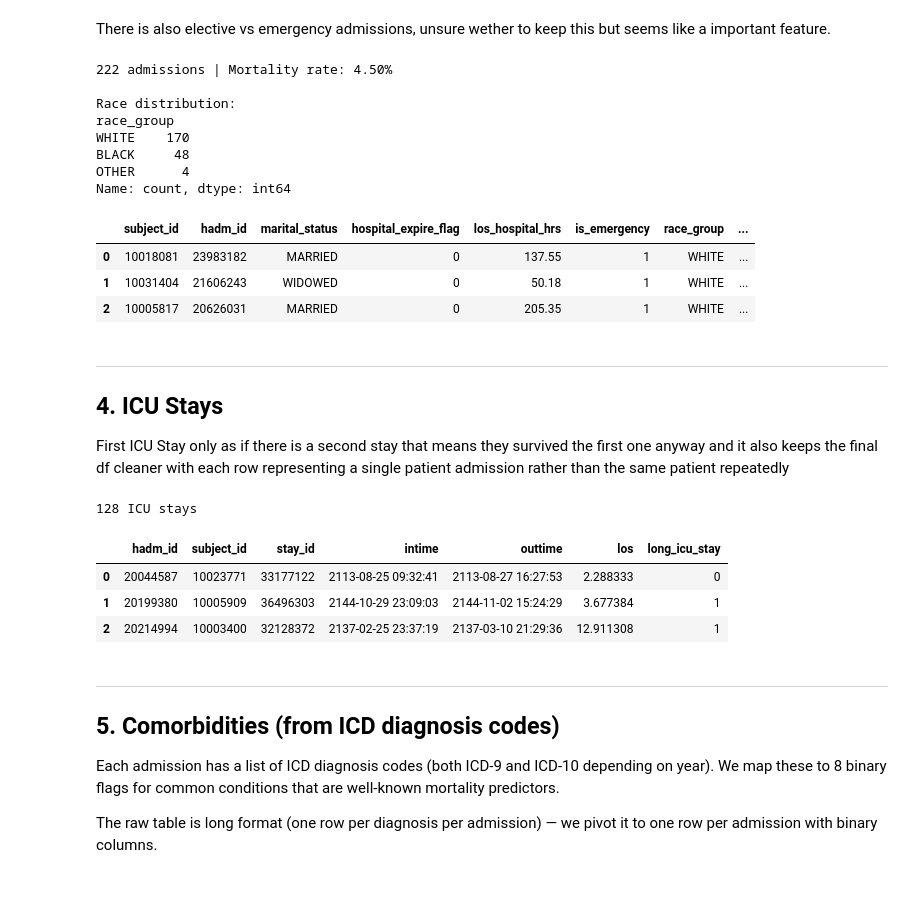
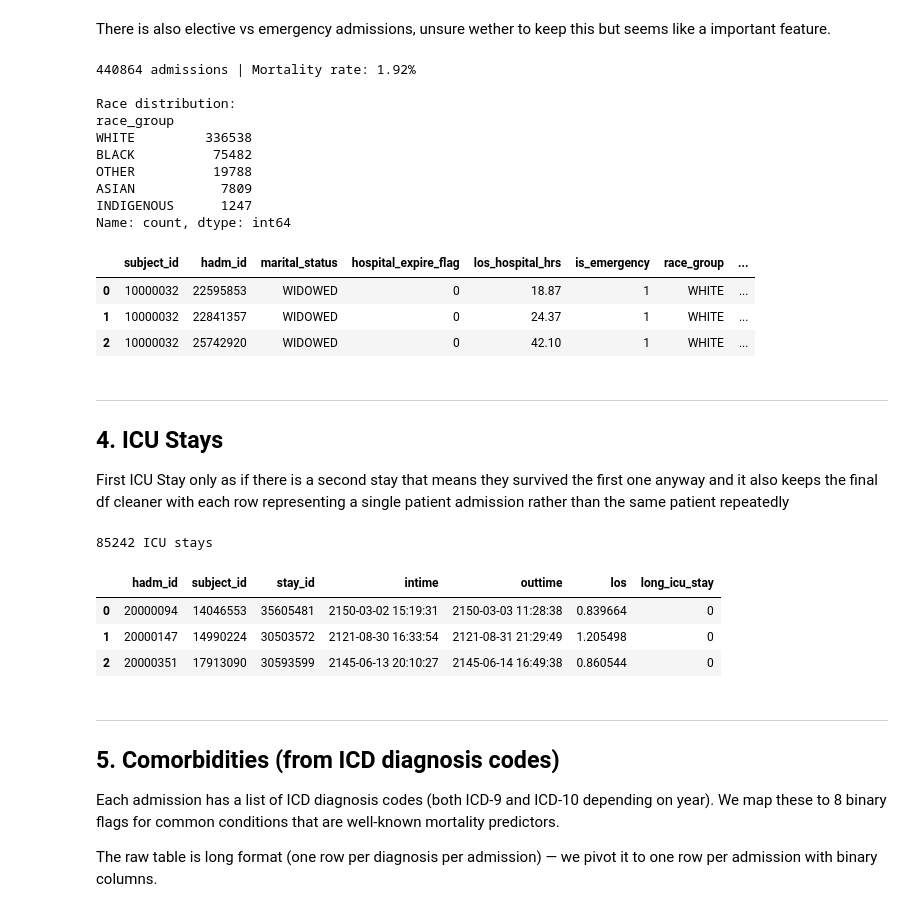
Before and after one commit to Pran-bho/Group-Research-Methods--Bias-and-Fairness, a Jupyter notebook: mimic_data_loading.ipynb, the cells around one changed output. Drawn from its saved outputs; the diff is of its cells as text; code cells hidden in the pictures.

```diff
--- a/mimic_data_loading.ipynb
+++ b/mimic_data_loading.ipynb
@@ -7,7 +7,7 @@ import os
 import pandas as pd
 import numpy as np
 
-PATH = "YOUR PATH HERE"
+PATH = r"C:\Users\prant\Downloads\mimic-iv-3.1\mimic-iv-3.1"
 BASE_DIR = PATH
 HOSP_DIR = os.path.join(BASE_DIR, "hosp")
 ICU_DIR  = os.path.join(BASE_DIR, "icu")
@@ -83,41 +83,43 @@ race_map = {
     "WHITE": "WHITE",
     "BLACK/AFRICAN AMERICAN": "BLACK",
     "HISPANIC/LATINO": "HISPANIC",
     "ASIAN": "ASIAN",
-    "AMERICAN INDIAN/ALASKA NATIVE": "OTHER",
+    "AMERICAN INDIAN/ALASKA NATIVE": "INDIGENOUS",
     "OTHER": "OTHER",
 }
 admissions["race_group"] = (
     admissions["race"].str.upper().str.strip()
     .map(race_map)
 )
 admissions = admissions[admissions["race_group"].notna()].reset_index(drop=True)
 
 admissions["insurance_group"] = (
     admissions["insurance"]
     .map({"Medicare": "government", "Medicaid": "government"})
     .fillna("private")
 )
 
 admissions = admissions.drop(columns=["admittime", "dischtime", "admission_type", "race", "insurance"])
 
 print(f"{len(admissions)} admissions | Mortality rate: {admissions['hospital_expire_flag'].mean():.2%}")
 print("\nRace distribution:")
 print(admissions["race_group"].value_counts())
 admissions.head(3)
 # %% [output]
-222 admissions | Mortality rate: 4.50%
+440864 admissions | Mortality rate: 1.92%
 
 Race distribution:
 race_group
-WHITE    170
-BLACK     48
-OTHER      4
+WHITE         336538
+BLACK          75482
+OTHER          19788
+ASIAN           7809
+INDIGENOUS      1247
 Name: count, dtype: int64
 |  | subject_id | hadm_id | marital_status | hospital_expire_flag | los_hospital_hrs | is_emergency | race_group | ... |
-| 0 | 10018081 | 23983182 | MARRIED | 0 | 137.55 | 1 | WHITE | ... |
-| 1 | 10031404 | 21606243 | WIDOWED | 0 | 50.18 | 1 | WHITE | ... |
-| 2 | 10005817 | 20626031 | MARRIED | 0 | 205.35 | 1 | WHITE | ... |
+| 0 | 10000032 | 22595853 | WIDOWED | 0 | 18.87 | 1 | WHITE | ... |
+| 1 | 10000032 | 22841357 | WIDOWED | 0 | 24.37 | 1 | WHITE | ... |
+| 2 | 10000032 | 25742920 | WIDOWED | 0 | 42.10 | 1 | WHITE | ... |
 # %% [markdown]
 ---
 ## 4. ICU Stays
@@ -136,11 +138,11 @@ icustays["long_icu_stay"] = (icustays["los"] > 3).astype(int)
 print(f"{len(icustays)} ICU stays")
 icustays.head(3)
 # %% [output]
-128 ICU stays
+85242 ICU stays
 |  | hadm_id | subject_id | stay_id | intime | outtime | los | long_icu_stay |
-| 0 | 20044587 | 10023771 | 33177122 | 2113-08-25 09:32:41 | 2113-08-27 16:27:53 | 2.288333 | 0 |
-| 1 | 20199380 | 10005909 | 36496303 | 2144-10-29 23:09:03 | 2144-11-02 15:24:29 | 3.677384 | 1 |
-| 2 | 20214994 | 10003400 | 32128372 | 2137-02-25 23:37:19 | 2137-03-10 21:29:36 | 12.911308 | 1 |
+| 0 | 20000094 | 14046553 | 35605481 | 2150-03-02 15:19:31 | 2150-03-03 11:28:38 | 0.839664 | 0 |
+| 1 | 20000147 | 14990224 | 30503572 | 2121-08-30 16:33:54 | 2121-08-31 21:29:49 | 1.205498 | 0 |
+| 2 | 20000351 | 17913090 | 30593599 | 2145-06-13 20:10:27 | 2145-06-14 16:49:38 | 0.860544 | 0 |
 # %% [markdown]
 ---
 ## 5. Comorbidities (from ICD diagnosis codes)
```
Also changed, not shown: parts of 8 cells of this notebook, 19 other files.
